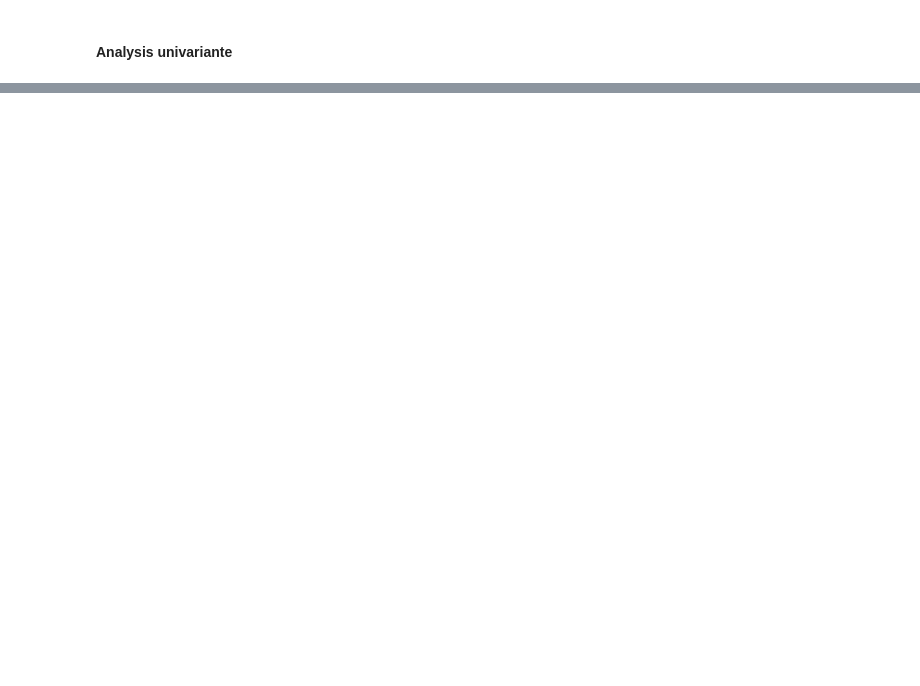
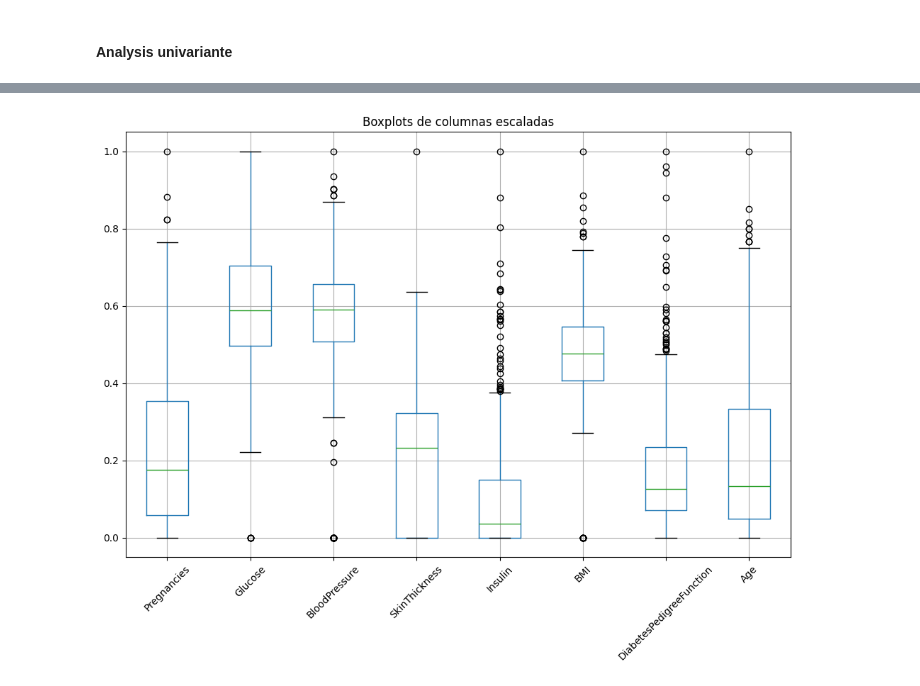
Before and after one commit to Amauryesic/Proyecto_ml, a Jupyter notebook: src/EDA.ipynb, the cells around one changed output, grey strips where cells are left out. Cells and saved outputs as stored; diff of their text form; code cells hidden in the pictures; blank space fills up the shorter version.

```diff
--- a/src/EDA.ipynb
+++ b/src/EDA.ipynb
@@ -127,0 +162,15 @@ plt.show()
+# %%
+from sklearn.preprocessing import MinMaxScaler
+
+df_numeric = df_raw[num_cols]
+
+scaler = MinMaxScaler()
+df_scaled = pd.DataFrame(scaler.fit_transform(df_numeric), columns=num_cols)
+
+# Genera boxplots para las columnas escaladas
+df_scaled.boxplot(figsize=(10, 8), rot=45)
+plt.title('Boxplots de columnas escaladas')
+plt.tight_layout()
+plt.show()
+# %% [output]
+[figure, added]
```
Also changed, not shown: parts of 27 cells of this notebook.
